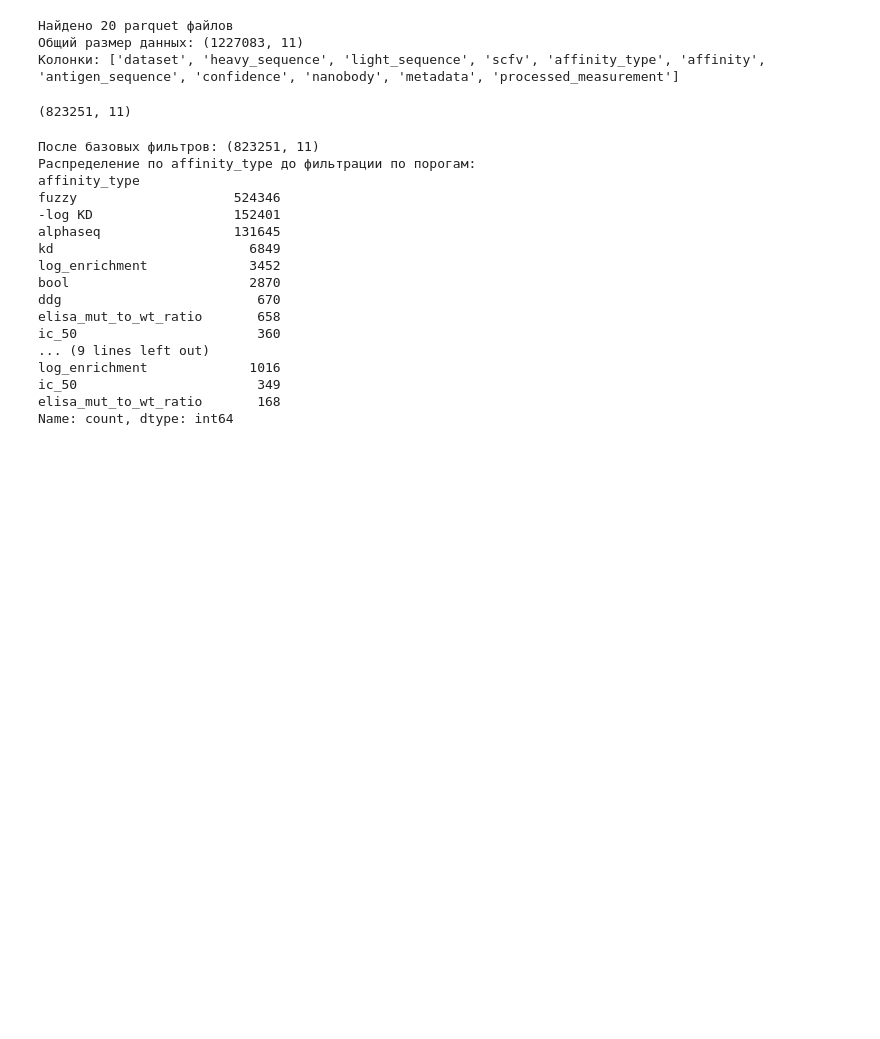
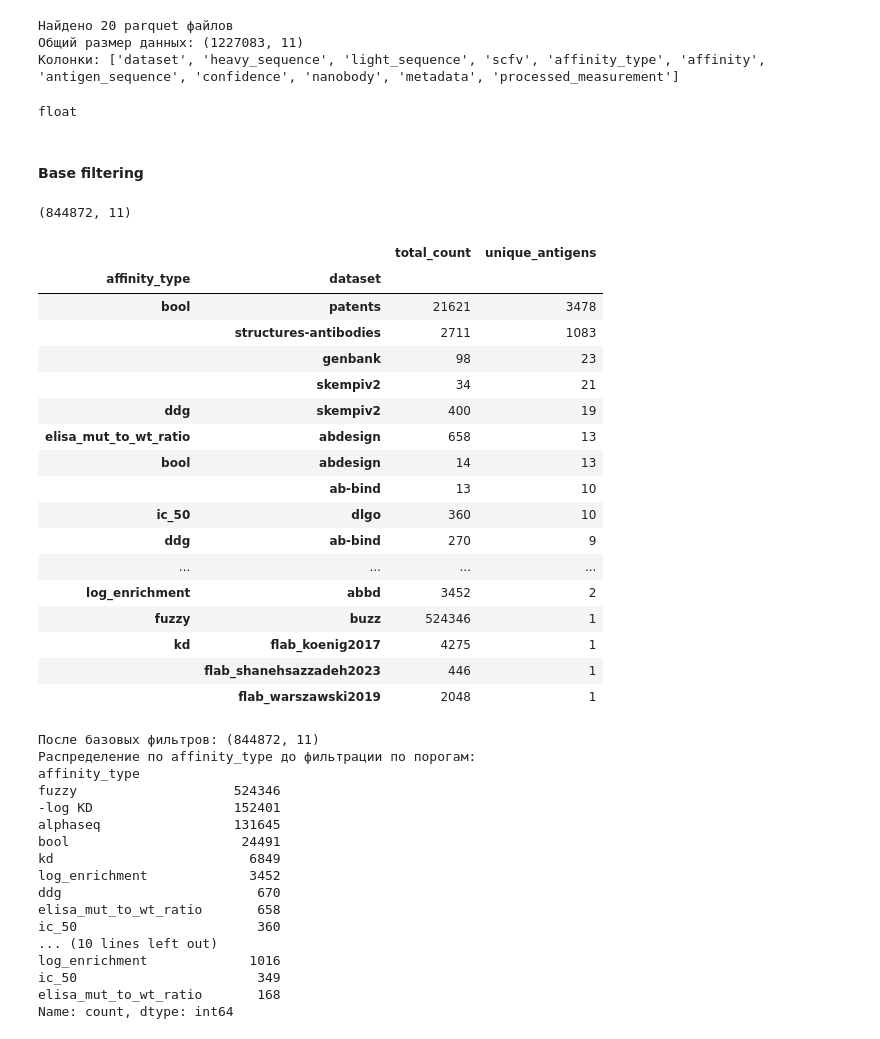
Before and after one commit to younggod2/llm-antibody-fv-generation, a Jupyter notebook: data/01_data_processing.ipynb, the cells around one changed output. Saved outputs shown, nothing was run; the diff lists cells and outputs as text; code cells hidden in the pictures; blank space fills up the shorter version.

```diff
--- a/data/01_data_processing.ipynb
+++ b/data/01_data_processing.ipynb
@@ -41,21 +44,57 @@ agab_df = load_asd_data_with_pandas('./asd')
 Найдено 20 parquet файлов
 Общий размер данных: (1227083, 11)
 Колонки: ['dataset', 'heavy_sequence', 'light_sequence', 'scfv', 'affinity_type', 'affinity', 'antigen_sequence', 'confidence', 'nanobody', 'metadata', 'processed_measurement']
-# %%
-is_not_nanobody = agab_df['nanobody'] == False
-is_high_confidence = agab_df['confidence'].isin(['high', 'very_high'])
-is_scfv = agab_df['scfv'] == True
-has_both_chains = (
-    agab_df['light_sequence'].notna()
-    & agab_df['heavy_sequence'].notna()
-    & (agab_df['light_sequence'] != '')
-    & (agab_df['heavy_sequence'] != '')
-)
-
-agab_df = agab_df[is_not_nanobody & is_high_confidence & (is_scfv | has_both_chains)]
-agab_df.shape
-# %% [output]
-(823251, 11)
+# %%
+# Переводим affinity и processed_measurement во float где возможно
+agab_df = agab_df.copy()
+agab_df.loc[:, 'affinity'] = pd.to_numeric(agab_df['affinity'], errors='coerce').fillna(agab_df['affinity'])
+agab_df.loc[:, 'processed_measurement'] = pd.to_numeric(agab_df['processed_measurement'], errors='coerce').fillna(agab_df['processed_measurement'])
+type(agab_df['affinity'][agab_df['affinity_type'] == 'bool'].iloc[0])
+# %% [output]
+float
+# %% [markdown]
+#### Base filtering
+# %%
+is_not_nanobody = agab_df['nanobody'] == False
+# is_high_confidence = agab_df['confidence'].isin(['high', 'very_high'])
+is_scfv = agab_df['scfv'] == True
+has_both_chains = (
+    agab_df['light_sequence'].notna()
+    & agab_df['heavy_sequence'].notna()
+    & (agab_df['light_sequence'] != '')
+    & (agab_df['heavy_sequence'] != '')
+)
+
+agab_df = agab_df[is_not_nanobody
+# & is_high_confidence
+& (is_scfv | has_both_chains)]
+agab_df.shape
+# %% [output]
+(844872, 11)
+# %%
+agab_df.groupby(['affinity_type', 'dataset'])['antigen_sequence'].agg([
+    ('total_count', 'count'),
+    ('unique_antigens', 'nunique')
+]).sort_values('unique_antigens', ascending=False)
+# %% [output]
+|  |  | total_count | unique_antigens |
+| affinity_type | dataset |  |  |
+| bool | patents | 21621 | 3478 |
+|  | structures-antibodies | 2711 | 1083 |
+|  | genbank | 98 | 23 |
+|  | skempiv2 | 34 | 21 |
+| ddg | skempiv2 | 400 | 19 |
+| elisa_mut_to_wt_ratio | abdesign | 658 | 13 |
+| bool | abdesign | 14 | 13 |
+|  | ab-bind | 13 | 10 |
+| ic_50 | dlgo | 360 | 10 |
+| ddg | ab-bind | 270 | 9 |
+| ... | ... | ... | ... |
+| log_enrichment | abbd | 3452 | 2 |
+| fuzzy | buzz | 524346 | 1 |
+| kd | flab_koenig2017 | 4275 | 1 |
+|  | flab_shanehsazzadeh2023 | 446 | 1 |
+|  | flab_warszawski2019 | 2048 | 1 |
 # %%
 # (порог, оператор): '<', '>', '=='
 AFFINITY_THRESHOLDS = {
@@ -67,7 +106,7 @@ AFFINITY_THRESHOLDS = {
     'delta_g': (-9.5, '<'),
     'log_enrichment': (1, '>'),
     'elisa_mut_to_wt_ratio': (1, '>'),
-    # 'ic_50': (100, '<'),
+    'ic_50': (100, '<'),
 }
 
 def apply_affinity_filter(df: pd.DataFrame, thresholds: dict) -> pd.DataFrame:
@@ -75,9 +114,9 @@ def apply_affinity_filter(df: pd.DataFrame, thresholds: dict) -> pd.DataFrame:
     for affinity_type, (threshold, op) in thresholds.items():
         type_mask = df['affinity_type'] == affinity_type
         if op == '==':
-            mask = type_mask & (df['affinity'] == threshold)
+            mask = type_mask & (df['processed_measurement'] == threshold)
         else:
-            numeric_affinity = pd.to_numeric(df['affinity'], errors='coerce')
+            numeric_affinity = pd.to_numeric(df['processed_measurement'], errors='coerce')
             if op == '<':
                 mask = type_mask & (numeric_affinity < threshold)
             else:
@@ -103,19 +142,19 @@ print(f"\nПосле фильтрации по порогам аффинитет
 print(f"Распределение по affinity_type после фильтрации:")
 print(agab_df['affinity_type'].value_counts())
 # %% [output]
-После базовых фильтров: (823251, 11)
+После базовых фильтров: (844872, 11)
 Распределение по affinity_type до фильтрации по порогам:
 affinity_type
 fuzzy                    524346
 -log KD                  152401
 alphaseq                 131645
+bool                      24491
 kd                         6849
 log_enrichment             3452
-bool                       2870
 ddg                         670
 elisa_mut_to_wt_ratio       658
 ic_50                       360
-... (9 lines left out)
+... (10 lines left out)
 log_enrichment             1016
 ic_50                       349
 elisa_mut_to_wt_ratio       168
```
Also changed, not shown: parts of 16 cells of this notebook, 10 other files.
